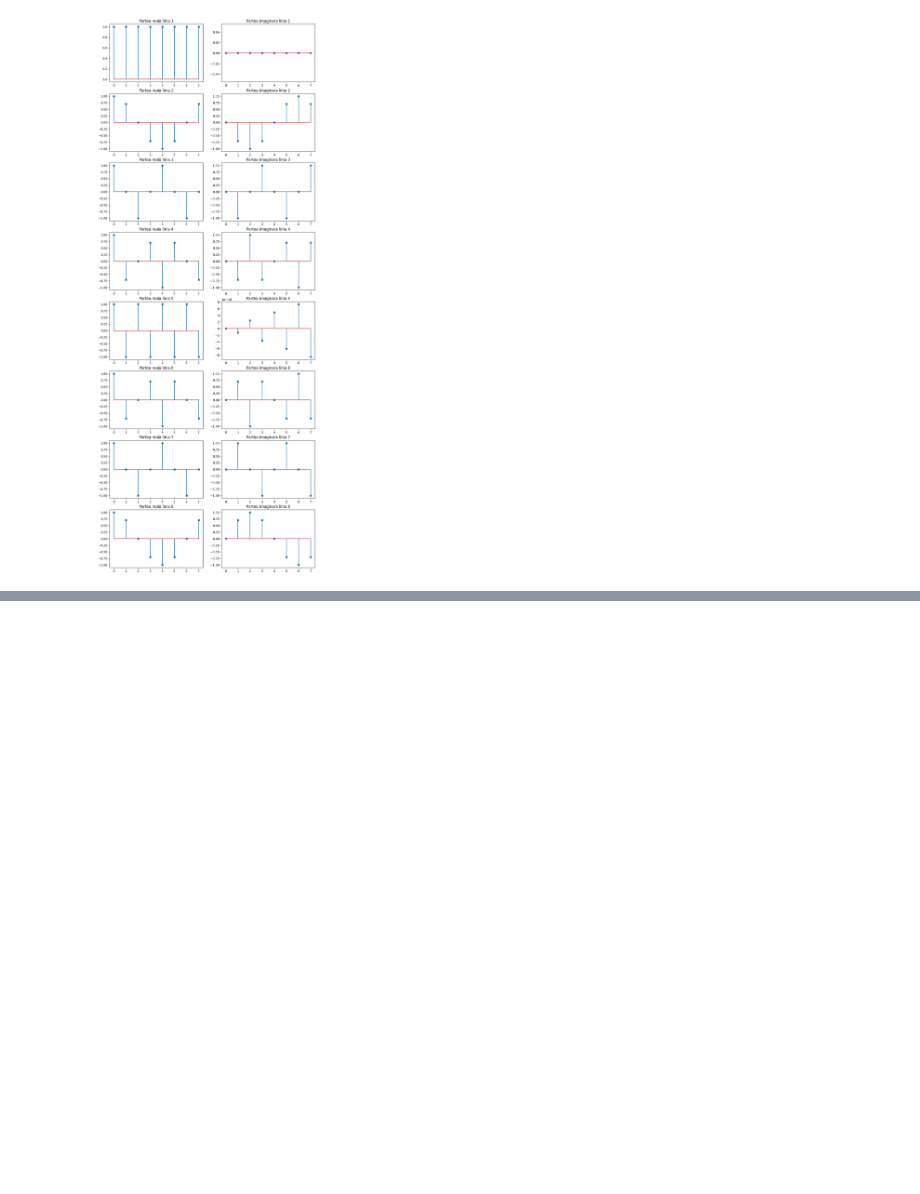
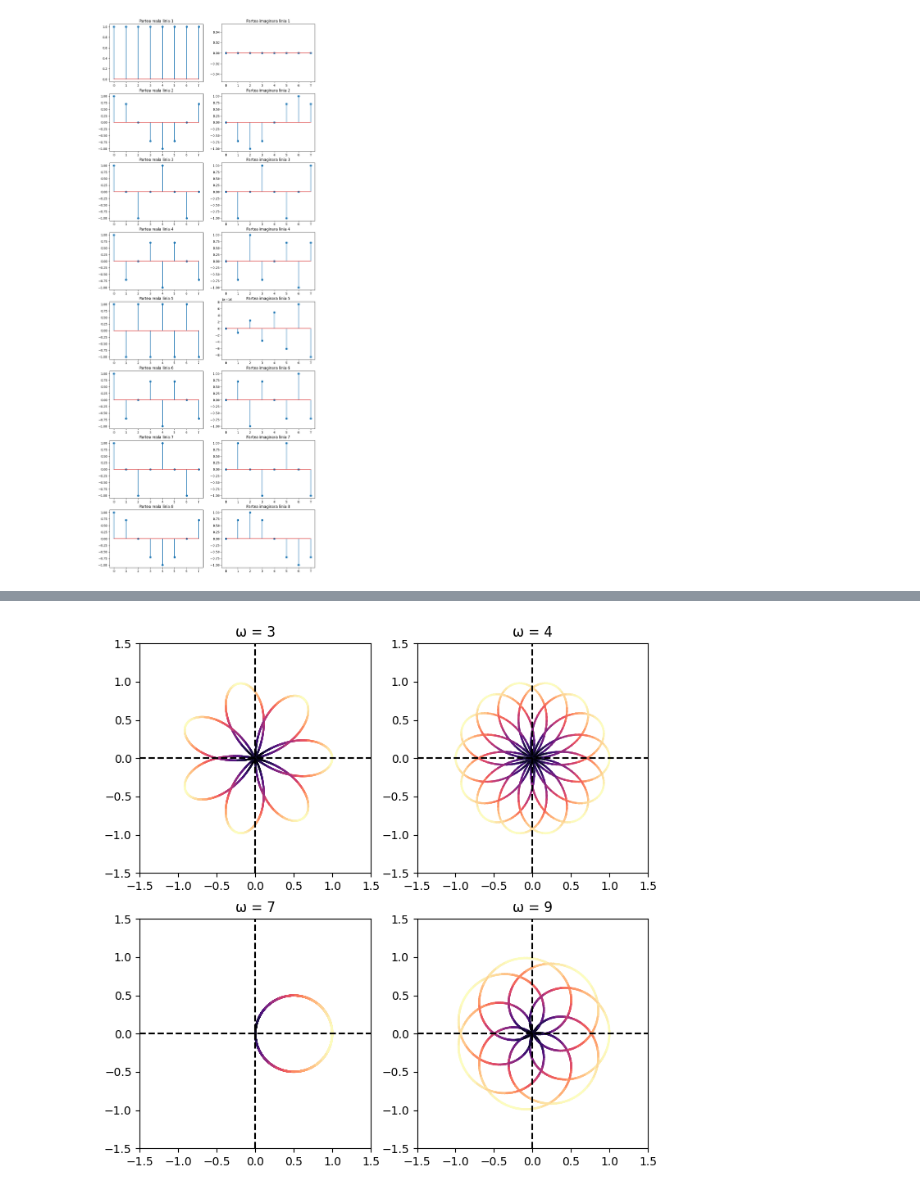
Before and after one commit to GVolter/Procesarea-Semnalelor-FMI, a Jupyter notebook: Laborator03/lab03.ipynb, the cells around one changed output, grey strips where cells are left out. Drawn from its saved outputs; the diff is of its cells as text; code cells hidden in the pictures; blank space fills up the shorter version.

```diff
--- a/Laborator03/lab03.ipynb
+++ b/Laborator03/lab03.ipynb
@@ -32,0 +54,17 @@ Matricea este unitara: True
+# %%
+omegas = [3,4,7,9]
+
+zs = [x * np.exp(-2j * np.pi * omega * t) for omega in omegas]
+
+fig, axs = plt.subplots(2, 2, figsize=(8,8))
+axs = axs.ravel()
+
+for idx, z in enumerate(zs):
+    plot_colored(axs[idx], t, z.real, z.imag, np.abs(zs[idx]), cmap='magma')
+    axs[idx].set_title(f'ω = {omegas[idx]}')
+    axs[idx].axhline(0, color='black', linestyle='--')
+    axs[idx].axvline(0, color='black', linestyle='--')
+    axs[idx].set_xlim([-1.5, 1.5])
+    axs[idx].set_ylim([-1.5, 1.5])
+# %% [output]
+[figure, added]
```
Also changed, not shown: parts of 4 cells of this notebook, 4 other files.
